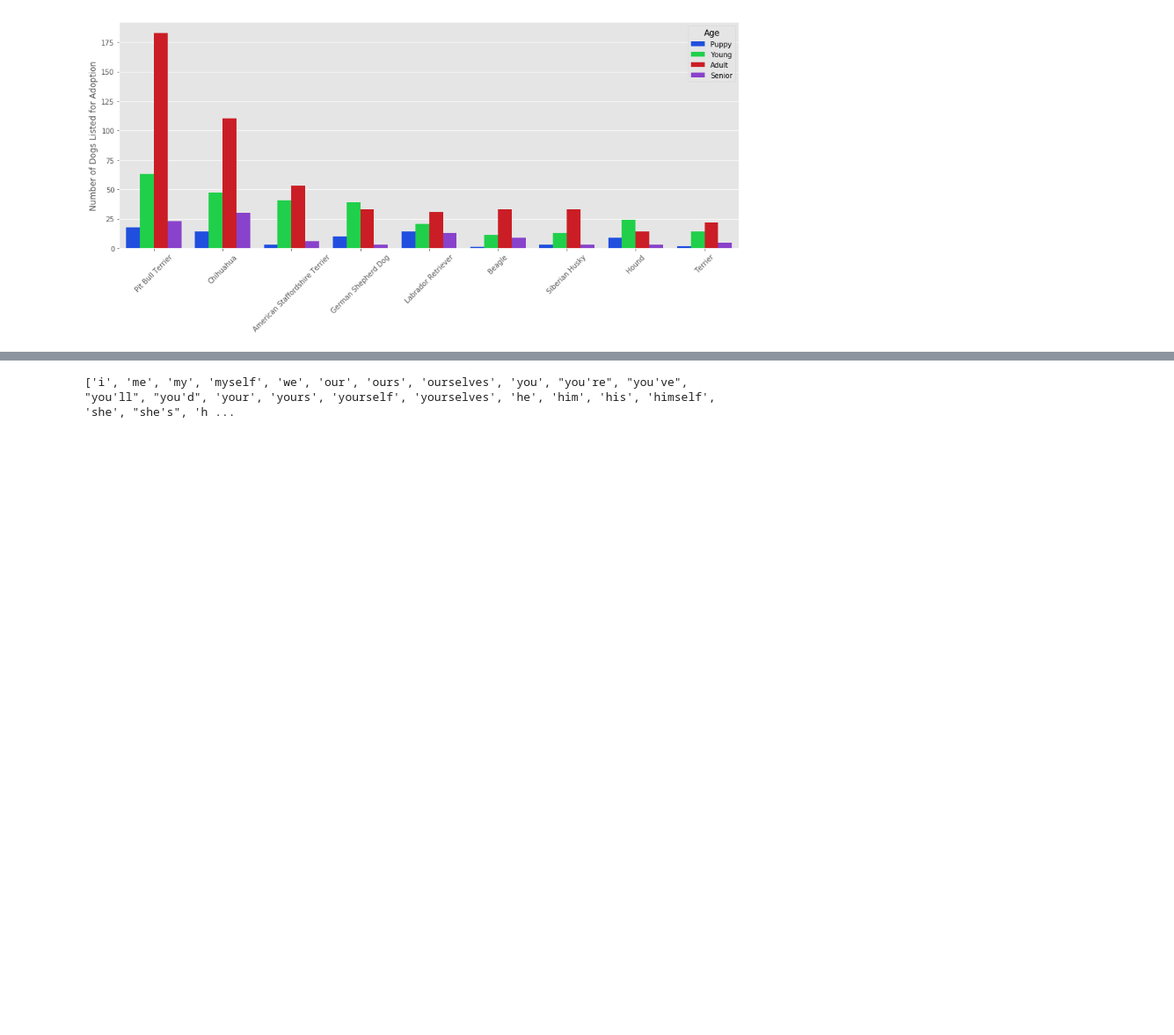
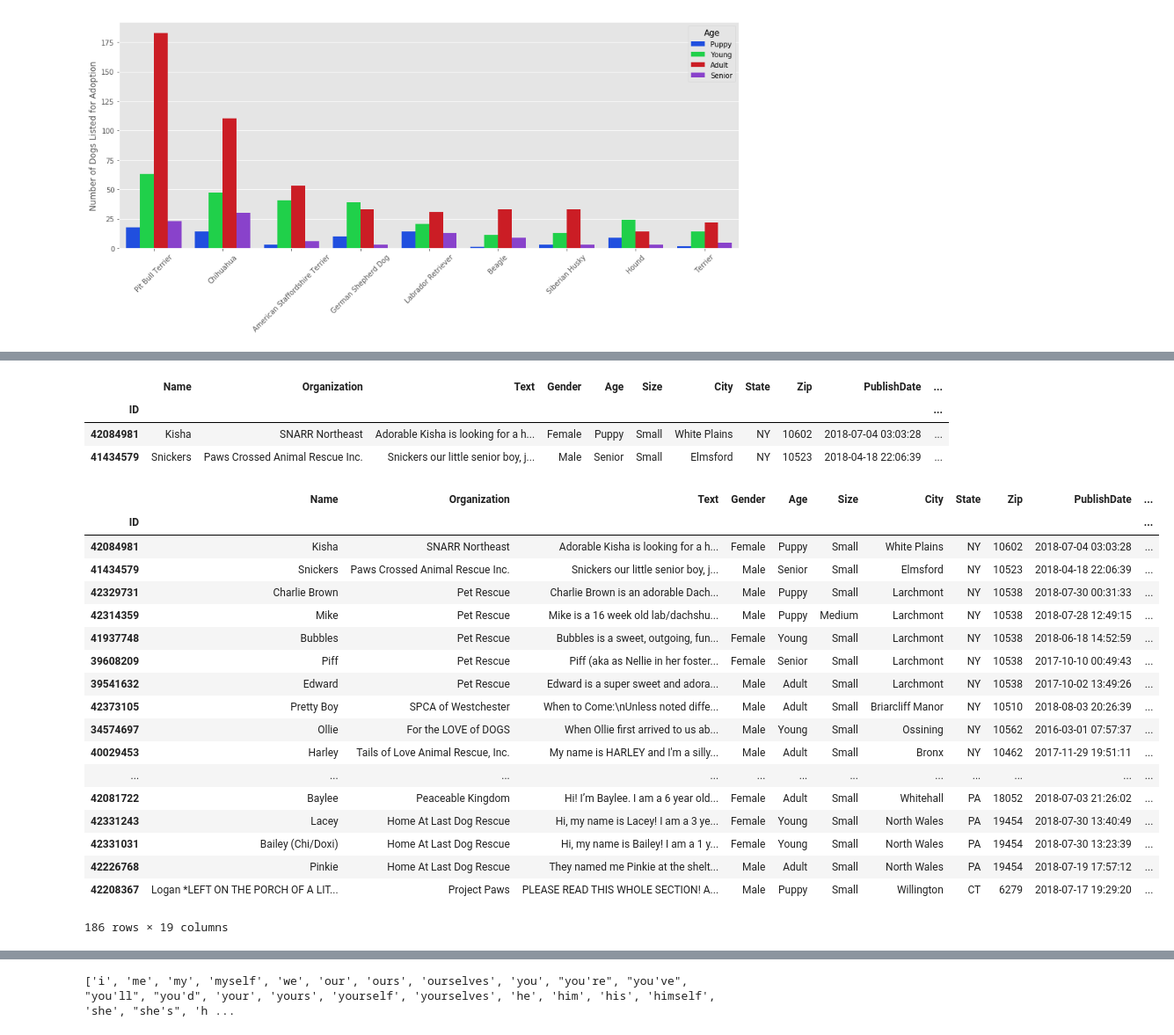
Before and after one commit to dezzibelle/Petfinder_WebscrapingSelenium, a Jupyter notebook: PetData.ipynb, the cells around one changed output, grey strips where cells are left out. Shown at 88% size. Drawn from its saved outputs; the diff is of its cells as text; code cells hidden in the pictures; blank space fills up the shorter version.

```diff
--- a/PetData.ipynb
+++ b/PetData.ipynb
@@ -190,6 +183,34 @@ Chihuahua=pets.loc[(pets['PrimaryBreed']=='Chihuahua') | (pets['SecondaryBreed']
 LabradorRetriever=pets.loc[(pets['PrimaryBreed']=='Labrador Retriever') | (pets['SecondaryBreed']=='Labrador Retriever')]
 
 Dachshund=pets.loc[(pets['PrimaryBreed']=='Dachshund') | (pets['SecondaryBreed']=='Dachshund')]
+# %%
+df = Dachshund
+df.head(2)
+# %% [output]
+|  | Name | Organization | Text | Gender | Age | Size | City | State | Zip | PublishDate | ... |
+| ID |  |  |  |  |  |  |  |  |  |  | ... |
+| 42084981 | Kisha | SNARR Northeast | Adorable Kisha is looking for a h... | Female | Puppy | Small | White Plains | NY | 10602 | 2018-07-04 03:03:28 | ... |
+| 41434579 | Snickers | Paws Crossed Animal Rescue Inc. | Snickers our little senior boy, j... | Male | Senior | Small | Elmsford | NY | 10523 | 2018-04-18 22:06:39 | ... |
 # %%
-df = Dachshund
+df
+# %% [output]
+|  | Name | Organization | Text | Gender | Age | Size | City | State | Zip | PublishDate | ... |
+| ID |  |  |  |  |  |  |  |  |  |  | ... |
+| 42084981 | Kisha | SNARR Northeast | Adorable Kisha is looking for a h... | Female | Puppy | Small | White Plains | NY | 10602 | 2018-07-04 03:03:28 | ... |
+| 41434579 | Snickers | Paws Crossed Animal Rescue Inc. | Snickers our little senior boy, j... | Male | Senior | Small | Elmsford | NY | 10523 | 2018-04-18 22:06:39 | ... |
+| 42329731 | Charlie Brown | Pet Rescue | Charlie Brown is an adorable Dach... | Male | Puppy | Small | Larchmont | NY | 10538 | 2018-07-30 00:31:33 | ... |
+| 42314359 | Mike | Pet Rescue | Mike is a 16 week old lab/dachshu... | Male | Puppy | Medium | Larchmont | NY | 10538 | 2018-07-28 12:49:15 | ... |
+| 41937748 | Bubbles | Pet Rescue | Bubbles is a sweet, outgoing, fun... | Female | Young | Small | Larchmont | NY | 10538 | 2018-06-18 14:52:59 | ... |
+| 39608209 | Piff | Pet Rescue | Piff (aka as Nellie in her foster... | Female | Senior | Small | Larchmont | NY | 10538 | 2017-10-10 00:49:43 | ... |
+| 39541632 | Edward | Pet Rescue | Edward is a super sweet and adora... | Male | Adult | Small | Larchmont | NY | 10538 | 2017-10-02 13:49:26 | ... |
+| 42373105 | Pretty Boy | SPCA of Westchester | When to Come:\nUnless noted diffe... | Male | Adult | Small | Briarcliff Manor | NY | 10510 | 2018-08-03 20:26:39 | ... |
+| 34574697 | Ollie | For the LOVE of DOGS | When Ollie first arrived to us ab... | Male | Young | Small | Ossining | NY | 10562 | 2016-03-01 07:57:37 | ... |
+| 40029453 | Harley | Tails of Love Animal Rescue, Inc. | My name is HARLEY and I'm a silly... | Male | Adult | Small | Bronx | NY | 10462 | 2017-11-29 19:51:11 | ... |
+| ... | ... | ... | ... | ... | ... | ... | ... | ... | ... | ... | ... |
+| 42081722 | Baylee | Peaceable Kingdom | Hi! I’m Baylee. I am a 6 year old... | Female | Adult | Small | Whitehall | PA | 18052 | 2018-07-03 21:26:02 | ... |
+| 42331243 | Lacey | Home At Last Dog Rescue | Hi, my name is Lacey! I am a 3 ye... | Female | Young | Small | North Wales | PA | 19454 | 2018-07-30 13:40:49 | ... |
+| 42331031 | Bailey (Chi/Doxi) | Home At Last Dog Rescue | Hi, my name is Bailey! I am a 1 y... | Female | Young | Small | North Wales | PA | 19454 | 2018-07-30 13:23:39 | ... |
+| 42226768 | Pinkie | Home At Last Dog Rescue | They named me Pinkie at the shelt... | Male | Adult | Small | North Wales | PA | 19454 | 2018-07-19 17:57:12 | ... |
+| 42208367 | Logan *LEFT ON THE PORCH OF A LIT... | Project Paws | PLEASE READ THIS WHOLE SECTION! A... | Male | Puppy | Small | Willington | CT | 6279 | 2018-07-17 19:29:20 | ... |
+186 rows × 19 columns
 # %%
```
Also changed, not shown: parts of 9 cells of this notebook, 34 other files.
